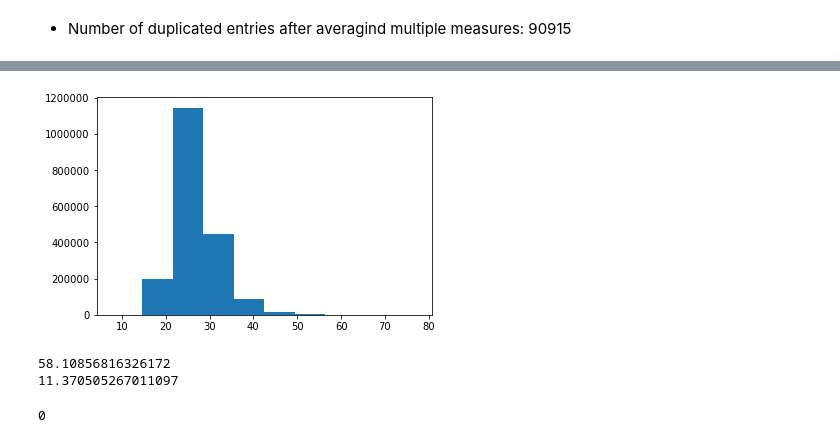
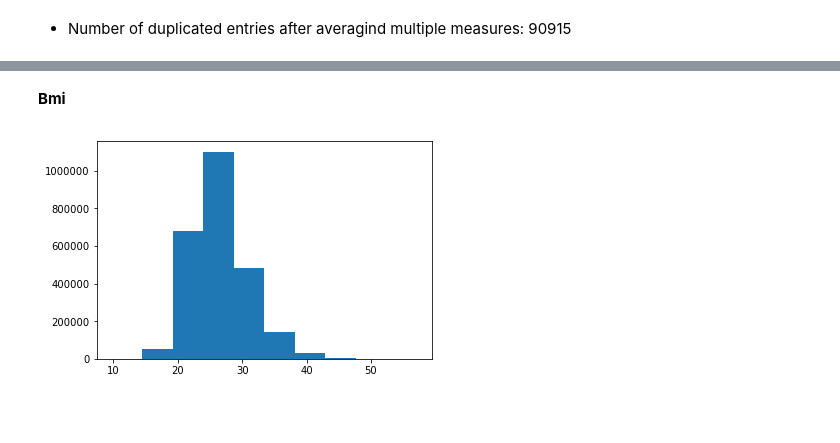
Before and after one commit to renatalucia/activity-tracker, a Jupyter notebook: data_exploration/weights_filter.ipynb, the cells around one changed output, grey strips where cells are left out. Drawn from its saved outputs; the diff is of its cells as text; code cells hidden in the pictures; blank space fills up the shorter version.

```diff
--- a/data_exploration/weights_filter.ipynb
+++ b/data_exploration/weights_filter.ipynb
@@ -293,21 +327,9 @@ weights_filter.duplicated().sum()
 # %%
 # Bmi Histogram
+printmd('**Bmi**')
 n, bins, patches = plt.hist(
     list(weights_filter['bmi'].values), bins = 10)
 plt.show()
 # %% [output]
+**Bmi**
-[figure, old version]
+[figure, new version]
-# %%
-print(weights_filter['bmi'].quantile(0.9999))
-print(weights_filter['bmi'].quantile(0.0002))
-weights_filter = weights_filter[
-    (weights_filter.bmi > 13) &
-    (weights_filter.bmi < 60)
-]
-# %% [output]
-58.10856816326172
-11.370505267011097
-# %%
-weights_filter.duplicated().sum()
-# %% [output]
-0
```
Also changed, not shown: parts of 14 cells of this notebook, 1 other file.
